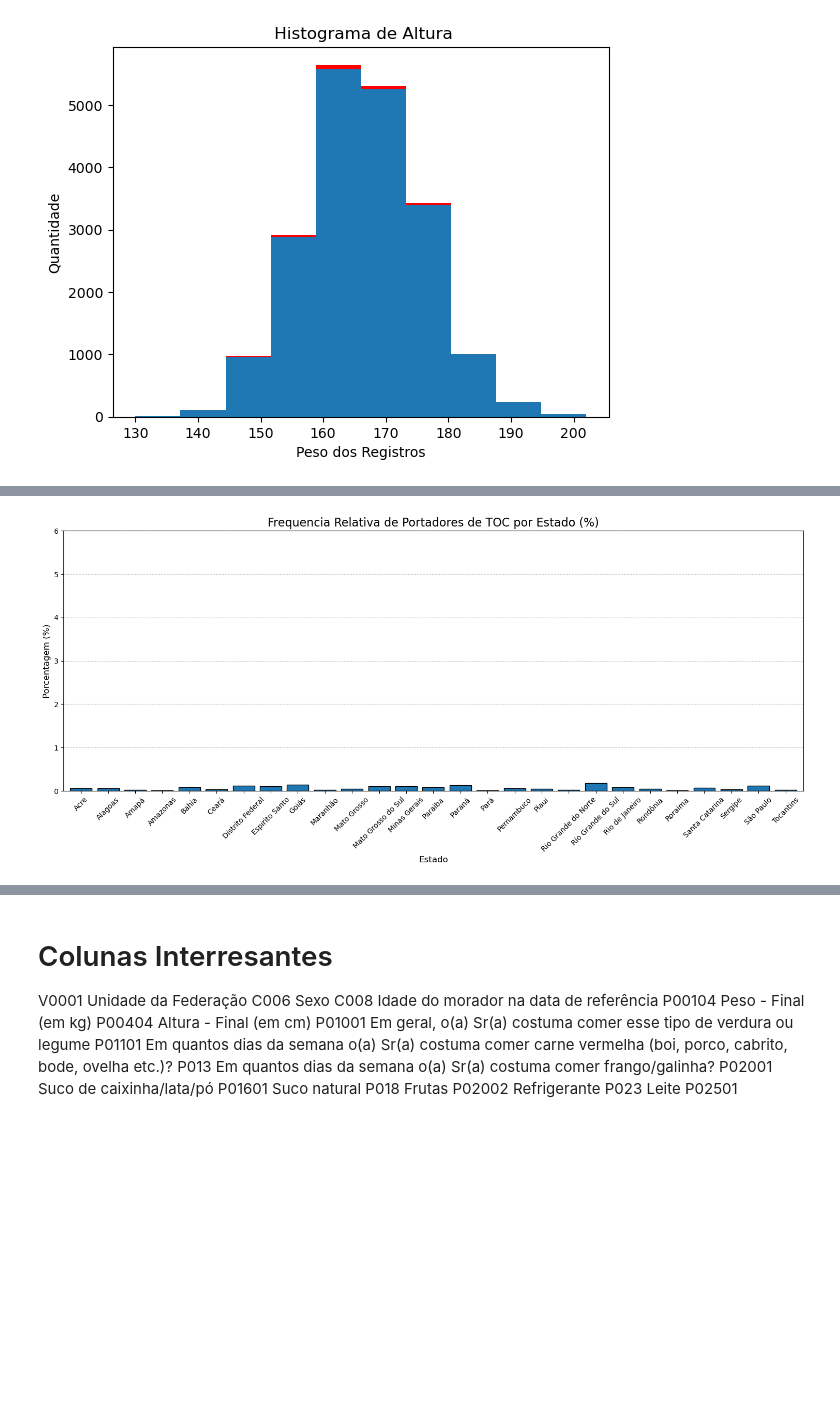
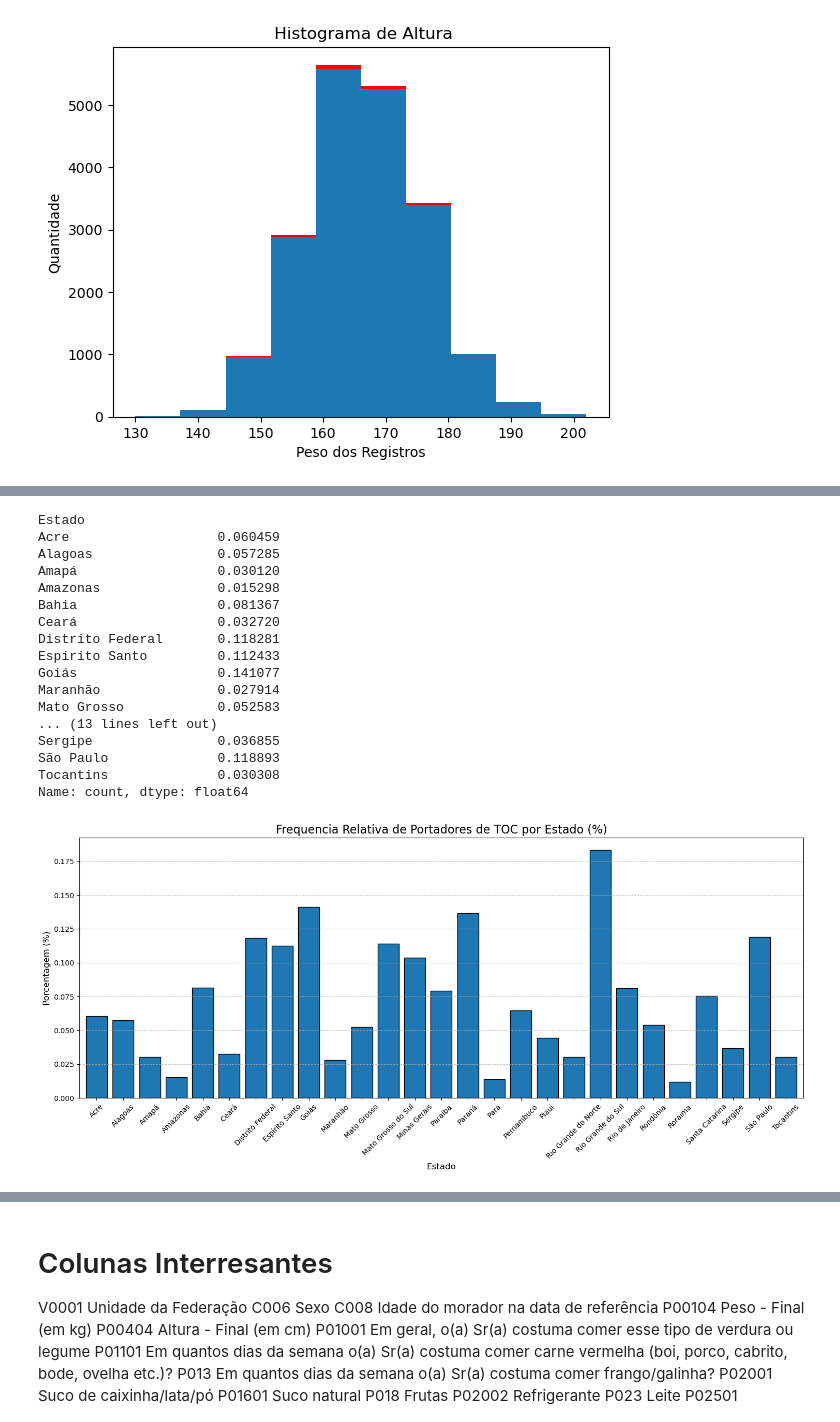
Before and after one commit to ThiagoVenturim/PNS2019_nutrition_toc, a Jupyter notebook: src/ETL.ipynb, the cells around one changed output, grey strips where cells are left out. Saved outputs shown, nothing was run; the diff lists cells and outputs as text; code cells hidden in the pictures; blank space fills up the shorter version.

```diff
--- a/src/ETL.ipynb
+++ b/src/ETL.ipynb
@@ -187,17 +223,37 @@ plt.show()
 # %%
-porcentagem_toc_estado = (contagem_toc_estado / contagem_geral_estado) * 100
-porcentagem_maior_estado = int(contagem_geral_estado.max() / contagem_geral_estado.sum()* 100)
+contagem_toc = df_toc['Estado'].value_counts().sort_index()
+contagem_total = df['Estado'].value_counts().sort_index()
+
+porcentagem_toc_estado = (contagem_toc / contagem_total).fillna(0) * 100
+
+print(porcentagem_toc_estado)
 plt.figure(figsize=(15, 7))
 porcentagem_toc_estado.plot(kind='bar', edgecolor='black', width=0.8)
-plt.ylim(0,porcentagem_maior_estado)
 plt.title('Frequencia Relativa de Portadores de TOC por Estado (%)', fontsize=16)
 plt.xlabel('Estado', fontsize=12)
 plt.ylabel('Porcentagem (%)', fontsize=12)
 plt.xticks(rotation=45)
 plt.grid(axis='y', linestyle='--', alpha=0.7)
 plt.tight_layout()
 plt.show()
 # %% [output]
+Estado
+Acre                   0.060459
+Alagoas                0.057285
+Amapá                  0.030120
+Amazonas               0.015298
+Bahia                  0.081367
+Ceará                  0.032720
+Distrito Federal       0.118281
+Espirito Santo         0.112433
+Goiás                  0.141077
+Maranhão               0.027914
+Mato Grosso            0.052583
+... (13 lines left out)
+Sergipe                0.036855
+São Paulo              0.118893
+Tocantins              0.030308
+Name: count, dtype: float64
-[figure, old version]
+[figure, new version]
 # %%
 contagem_toc_regiao = df_toc['Regiao'].value_counts().sort_index()
```
Also changed, not shown: parts of 5 cells of this notebook.
